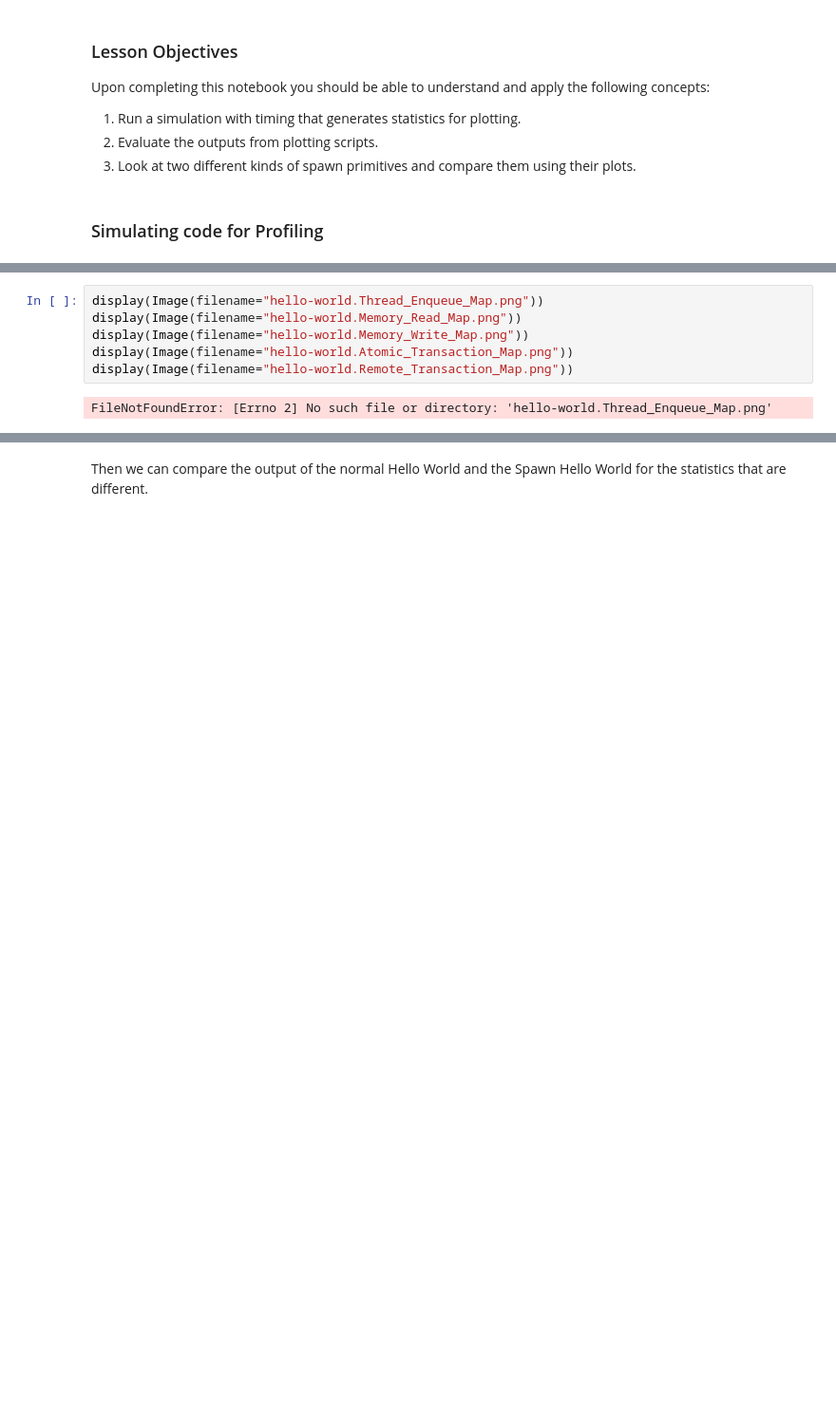
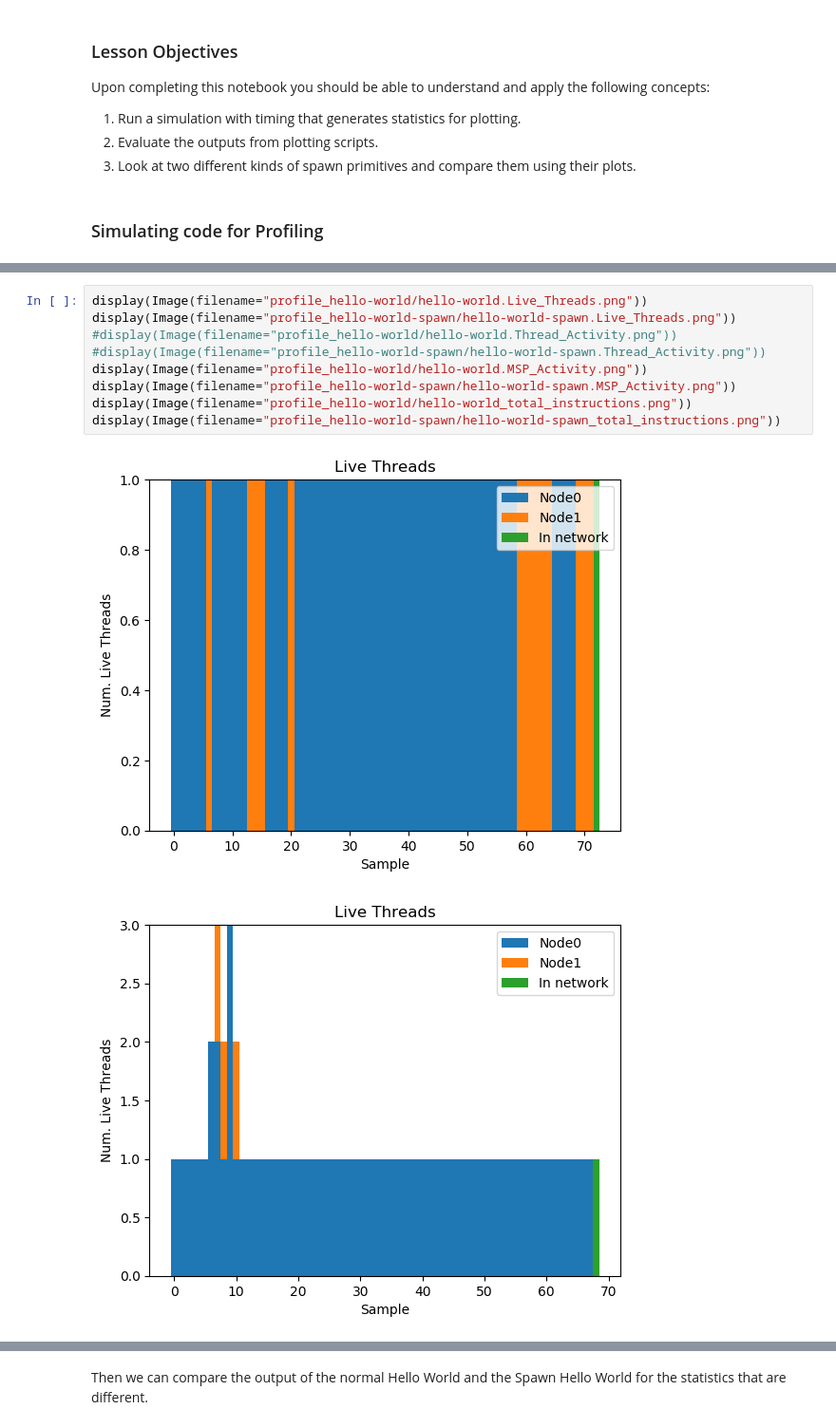
Before and after one commit to gt-crnch-rg/lucata-pathfinder-tutorial, a Jupyter notebook: code/01-hello-world/NB01.1-Plotting.ipynb, the cells around one changed output, grey strips where cells are left out. Shown: that part at 95% size. Drawn from its saved outputs; the diff is of its cells as text; blank space fills up the shorter version.

```diff
--- a/code/01-hello-world/NB01.1-Plotting.ipynb
+++ b/code/01-hello-world/NB01.1-Plotting.ipynb
@@ -68,8 +260,12 @@ make_map_plots.py hello-world.mps
 # %%
-display(Image(filename="hello-world.Thread_Enqueue_Map.png"))
-display(Image(filename="hello-world.Memory_Read_Map.png"))
-display(Image(filename="hello-world.Memory_Write_Map.png"))
-display(Image(filename="hello-world.Atomic_Transaction_Map.png"))
-display(Image(filename="hello-world.Remote_Transaction_Map.png"))
+display(Image(filename="profile_hello-world/hello-world.Live_Threads.png"))
+display(Image(filename="profile_hello-world-spawn/hello-world-spawn.Live_Threads.png"))
+#display(Image(filename="profile_hello-world/hello-world.Thread_Activity.png"))
+#display(Image(filename="profile_hello-world-spawn/hello-world-spawn.Thread_Activity.png"))
+display(Image(filename="profile_hello-world/hello-world.MSP_Activity.png"))
+display(Image(filename="profile_hello-world-spawn/hello-world-spawn.MSP_Activity.png"))
+display(Image(filename="profile_hello-world/hello-world_total_instructions.png"))
+display(Image(filename="profile_hello-world-spawn/hello-world-spawn_total_instructions.png"))
 # %% [output]
-FileNotFoundError: [Errno 2] No such file or directory: 'hello-world.Thread_Enqueue_Map.png'
+[figure, added]
+[figure, added]
```
Also changed, not shown: parts of 29 cells of this notebook.
